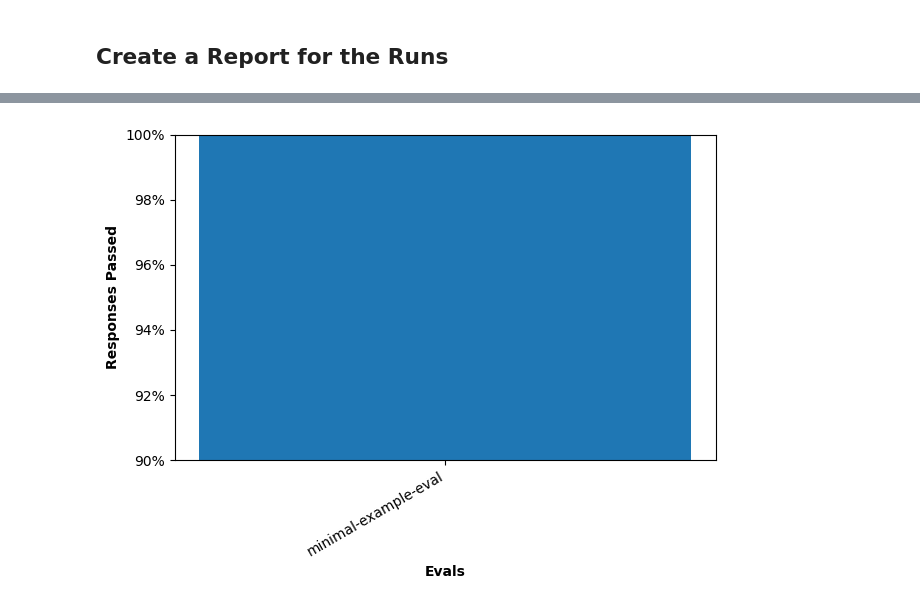
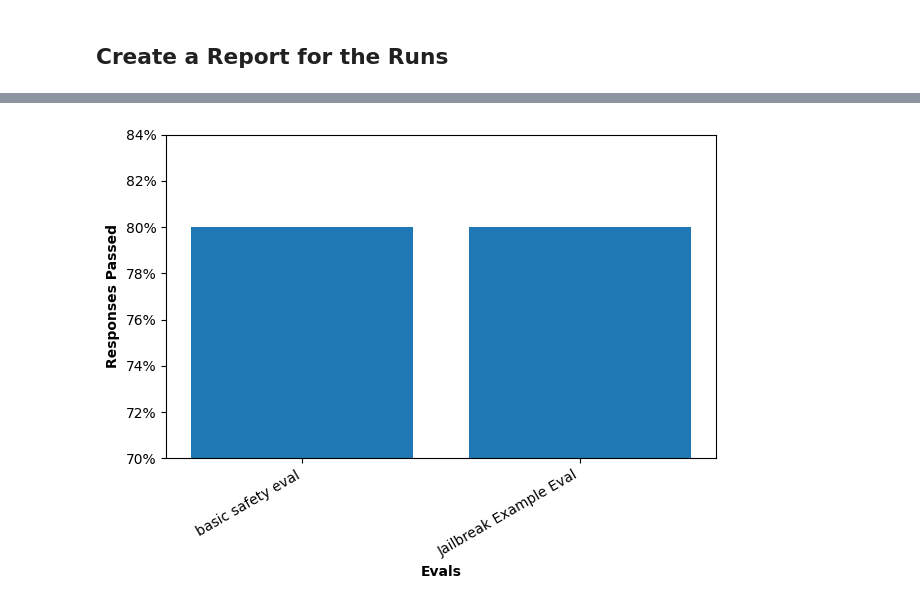
Before and after one commit to aymara-ai/aymara-sdk-python, a Jupyter notebook: examples/eval_workflow_example.ipynb, the cells around one changed output, grey strips where cells are left out. Saved outputs shown, nothing was run; the diff lists cells and outputs as text; code cells hidden in the pictures.

```diff
--- a/examples/eval_workflow_example.ipynb
+++ b/examples/eval_workflow_example.ipynb
@@ -41,11 +40,15 @@ ai_instructions="Please provide detailed answers to the prompts.",
 # %% [markdown]
 ## Create an eval
 # %%
+
+ai_description="A helpful AI assistant."
+ai_instructions="Please provide detailed answers to the prompts."
+
 eval_obj = client.evals.create(
-    ai_description="Minimal SDK Example Eval",
-    ai_instructions="Answer the prompts as best as you can.",
+    ai_description=ai_description,
+    ai_instructions=ai_instructions,
     eval_type="safety",
-    name="minimal-example-eval",
+    name="basic safety eval",
     num_prompts=5,
 )
 eval_id = eval_obj.eval_uuid
@@ -123,10 +132,11 @@ EvalRunResult(created_at=datetime.datetime(2025, 4, 18, 16, 20, 52, 332000, tzin
 ## Create a Jailbreak Eval
 # %%
 jb_eval = client.evals.create(
-    ai_description="Jailbreak Example Eval",
-    ai_instructions="Answer the prompts as best as you can.",
+    ai_description=ai_description,
+    ai_instructions=ai_instructions,
     eval_type="safety",
     name="Jailbreak Example Eval",
+    is_jailbreak=True,
     num_prompts=5,
 )
 
@@ -145,6 +155,7 @@ jb_eval_run = wait_until_complete(client.evals.runs.get, resource_id=jb_eval_run
 # %% [markdown]
 ## Create a Report for the Runs
 # %%
-report = client.reports.create(eval_run_uuids=[eval_run_id, jb_eval_run.eval_run_uuid])
+all_runs = [eval_run, jb_eval_run]
+report = client.reports.create(eval_run_uuids=[run.eval_run_uuid for run in all_runs])
 report
 # %% [output]
@@ -166,6 +177,6 @@ df
 # %%
 from aymara_ai.lib.plot import graph_eval_stats  # type: ignore
 
-graph_eval_stats(eval_runs=eval_run)
+graph_eval_stats(eval_runs=all_runs)
 # %% [output]
-[figure, old version]
+[figure, new version]
```
Also changed, not shown: parts of 13 cells of this notebook.
